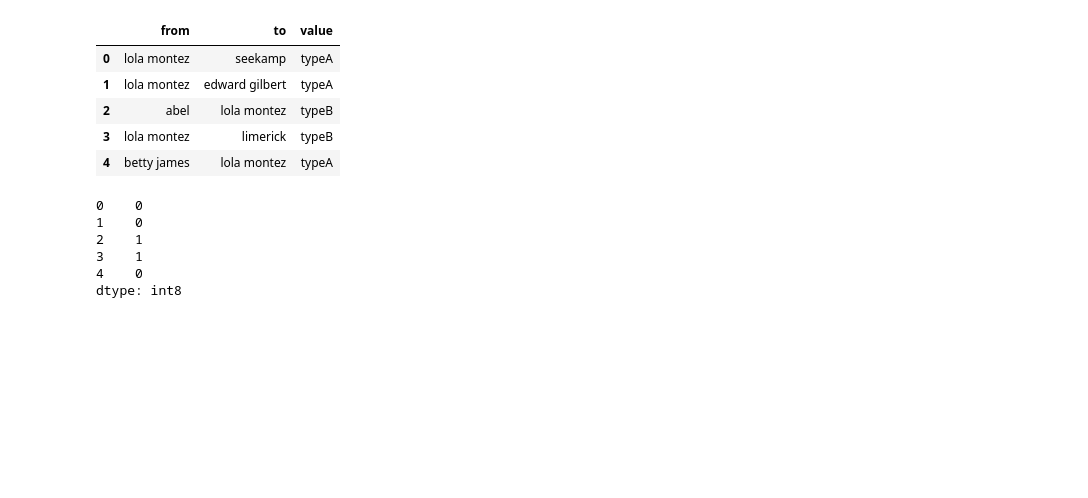
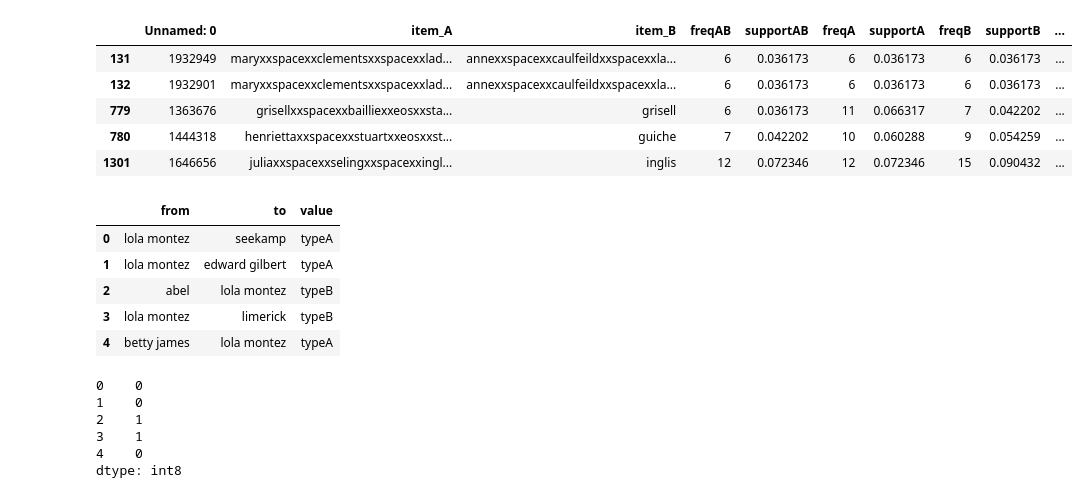
Before and after one commit to UVA-DSI-2019-Capstones/CBW, a Jupyter notebook: Association Rule/Network Plot.ipynb, the cells around one changed output. Saved outputs shown, nothing was run; the diff lists cells and outputs as text; code cells hidden in the pictures; blank space fills up the shorter version.

```diff
--- a/Association Rule/Network Plot.ipynb
+++ b/Association Rule/Network Plot.ipynb
@@ -5,7 +5,19 @@ import networkx as nx
 import matplotlib.pyplot as plt
 # %%
 # Build a dataframe with your connections
-bess_association= pd.read_csv("Association_data.csv")
+bess_association= pd.read_csv("Association_data_2.csv",engine='python')
+# %%
+bess_persona = bess_association[((bess_association.item_A.str.contains('xxspacexx')) |
+                                (bess_association.item_B.str.contains('xxspacexx'))) & (bess_persona.freqAB > 5)]
+# %%
+bess_persona.head()
+# %% [output]
+|  | Unnamed: 0 | item_A | item_B | freqAB | supportAB | freqA | supportA | freqB | supportB | ... |
+| 131 | 1932949 | maryxxspacexxclementsxxspacexxlad... | annexxspacexxcaulfeildxxspacexxla... | 6 | 0.036173 | 6 | 0.036173 | 6 | 0.036173 | ... |
+| 132 | 1932901 | maryxxspacexxclementsxxspacexxlad... | annexxspacexxcaulfeildxxspacexxla... | 6 | 0.036173 | 6 | 0.036173 | 6 | 0.036173 | ... |
+| 779 | 1363676 | grisellxxspacexxbailliexxeosxxsta... | grisell | 6 | 0.036173 | 11 | 0.066317 | 7 | 0.042202 | ... |
+| 780 | 1444318 | henriettaxxspacexxstuartxxeosxxst... | guiche | 7 | 0.042202 | 10 | 0.060288 | 9 | 0.054259 | ... |
+| 1301 | 1646656 | juliaxxspacexxselingxxspacexxingl... | inglis | 12 | 0.072346 | 12 | 0.072346 | 15 | 0.090432 | ... |
 # %%
 persona = 'lola montez'
 from_vals = bess_association[(bess_association.item_A ==persona) | (bess_association.item_B == persona)].item_A.values[0:5]
```
